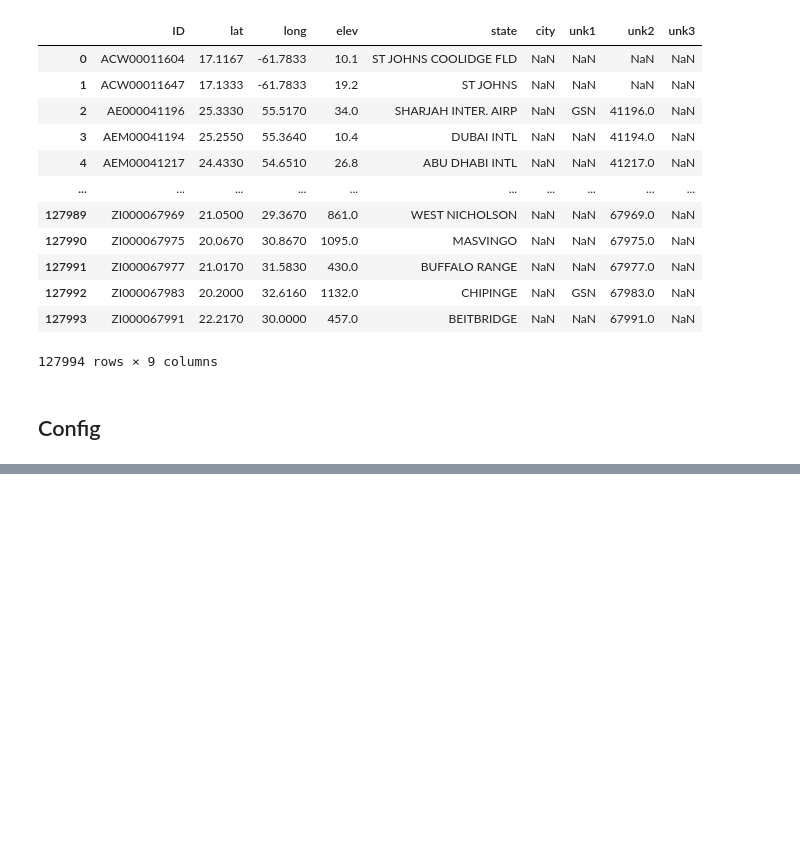
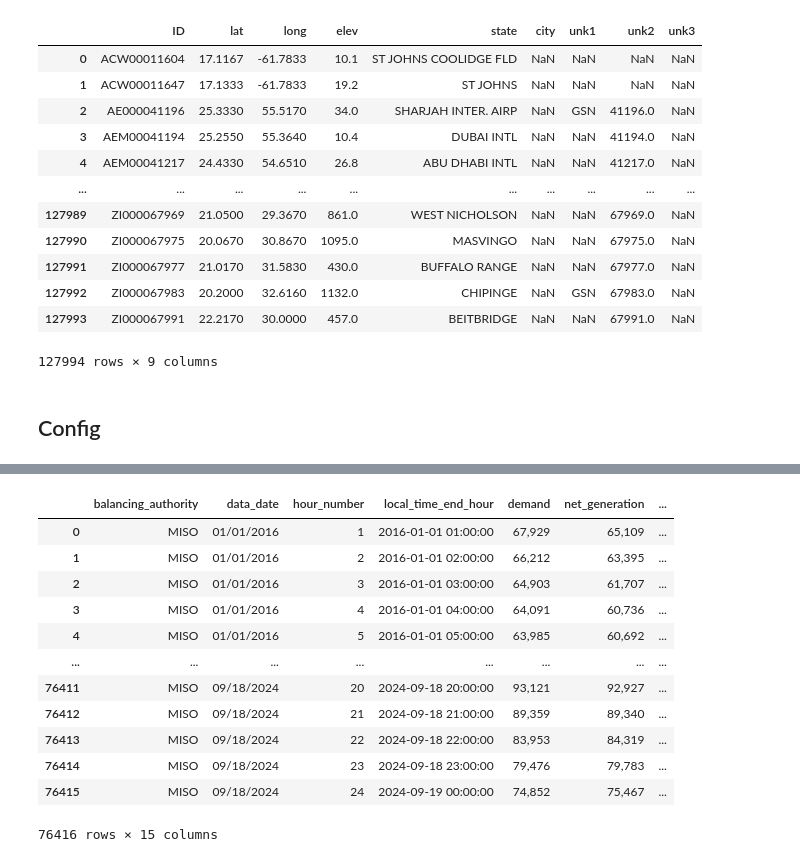
Before and after one commit to lmg1404/Energy-Consumption-Forecasting, a Jupyter notebook: src/notebooks/prototyping.ipynb, the cells around one changed output, grey strips where cells are left out. Drawn from its saved outputs; the diff is of its cells as text; code cells hidden in the pictures; blank space fills up the shorter version.

```diff
--- a/src/notebooks/prototyping.ipynb
+++ b/src/notebooks/prototyping.ipynb
@@ -526,0 +536,16 @@ NameError: name 'ETLConfig' is not defined
+# %%
+pd.read_csv("../../data/balance_sheet.csv")
+# %% [output]
+|  | balancing_authority | data_date | hour_number | local_time_end_hour | demand | net_generation | ... |
+| 0 | MISO | 01/01/2016 | 1 | 2016-01-01 01:00:00 | 67,929 | 65,109 | ... |
+| 1 | MISO | 01/01/2016 | 2 | 2016-01-01 02:00:00 | 66,212 | 63,395 | ... |
+| 2 | MISO | 01/01/2016 | 3 | 2016-01-01 03:00:00 | 64,903 | 61,707 | ... |
+| 3 | MISO | 01/01/2016 | 4 | 2016-01-01 04:00:00 | 64,091 | 60,736 | ... |
+| 4 | MISO | 01/01/2016 | 5 | 2016-01-01 05:00:00 | 63,985 | 60,692 | ... |
+| ... | ... | ... | ... | ... | ... | ... | ... |
+| 76411 | MISO | 09/18/2024 | 20 | 2024-09-18 20:00:00 | 93,121 | 92,927 | ... |
+| 76412 | MISO | 09/18/2024 | 21 | 2024-09-18 21:00:00 | 89,359 | 89,340 | ... |
+| 76413 | MISO | 09/18/2024 | 22 | 2024-09-18 22:00:00 | 83,953 | 84,319 | ... |
+| 76414 | MISO | 09/18/2024 | 23 | 2024-09-18 23:00:00 | 79,476 | 79,783 | ... |
+| 76415 | MISO | 09/18/2024 | 24 | 2024-09-19 00:00:00 | 74,852 | 75,467 | ... |
+76416 rows × 15 columns
```
Also changed, not shown: parts of 4 cells of this notebook, 2 other files.
